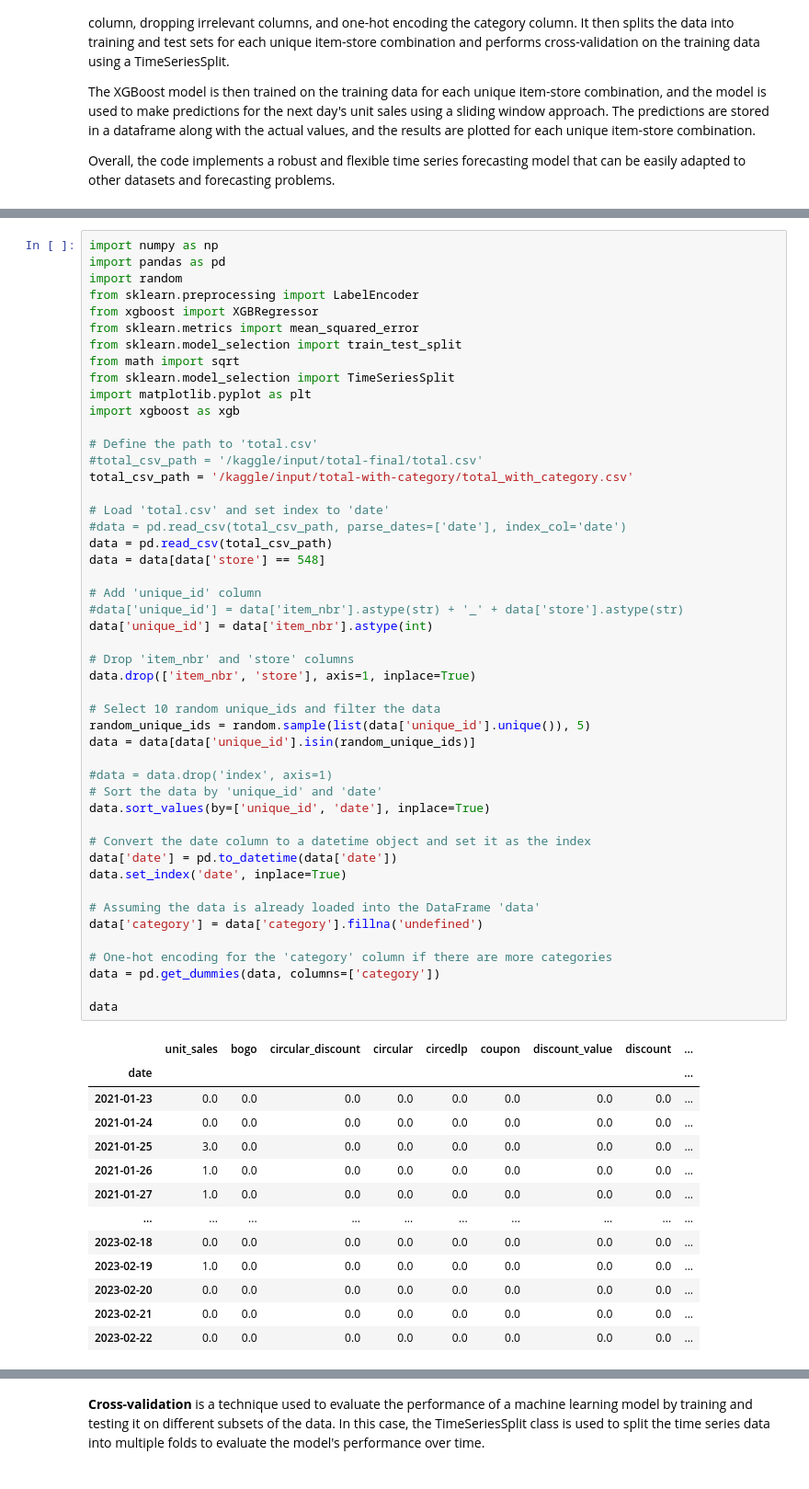
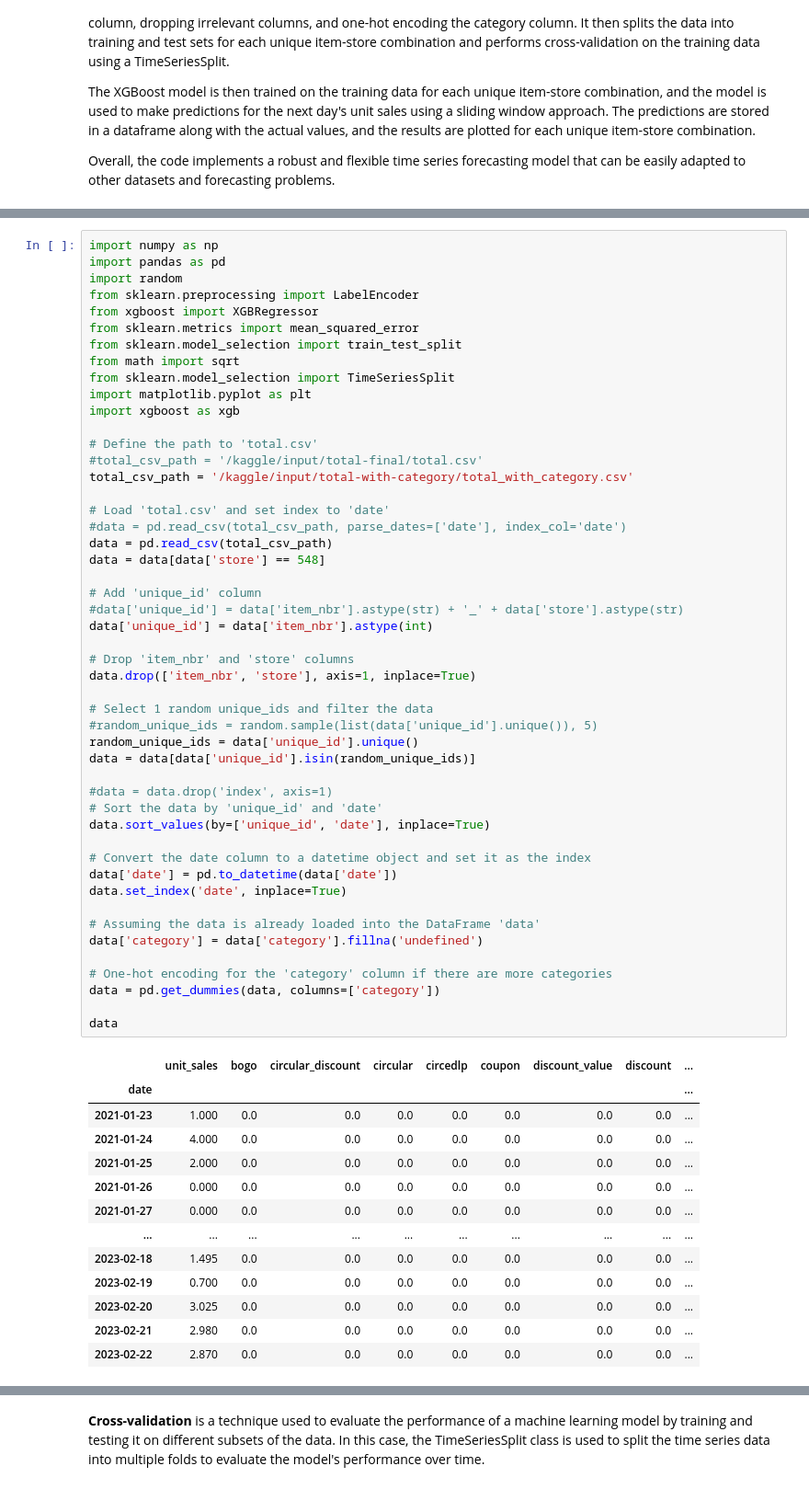
Before and after one commit to mgmicael77/FORECAST, a Jupyter notebook: xgboost-rc.ipynb, the cells around one changed output, grey strips where cells are left out. Shown at 92% size. Cells and saved outputs as stored; diff of their text form.

```diff
--- a/xgboost-rc.ipynb
+++ b/xgboost-rc.ipynb
@@ -28,46 +36,47 @@ total_csv_path = '/kaggle/input/total-with-category/total_with_category.csv'
 data = pd.read_csv(total_csv_path)
 data = data[data['store'] == 548]
 
 # Add 'unique_id' column
 #data['unique_id'] = data['item_nbr'].astype(str) + '_' + data['store'].astype(str)
 data['unique_id'] = data['item_nbr'].astype(int)
 
 # Drop 'item_nbr' and 'store' columns
 data.drop(['item_nbr', 'store'], axis=1, inplace=True)
 
-# Select 10 random unique_ids and filter the data
-random_unique_ids = random.sample(list(data['unique_id'].unique()), 5)
+# Select 1 random unique_ids and filter the data
+#random_unique_ids = random.sample(list(data['unique_id'].unique()), 5)
+random_unique_ids = data['unique_id'].unique()
 data = data[data['unique_id'].isin(random_unique_ids)]
 
 #data = data.drop('index', axis=1)
 # Sort the data by 'unique_id' and 'date'
 data.sort_values(by=['unique_id', 'date'], inplace=True)
 
 # Convert the date column to a datetime object and set it as the index
 data['date'] = pd.to_datetime(data['date'])
 data.set_index('date', inplace=True)
 
 # Assuming the data is already loaded into the DataFrame 'data'
 data['category'] = data['category'].fillna('undefined')
 
 # One-hot encoding for the 'category' column if there are more categories
 data = pd.get_dummies(data, columns=['category'])
 
 data
 # %% [output]
 |  | unit_sales | bogo | circular_discount | circular | circedlp | coupon | discount_value | discount | ... |
 | date |  |  |  |  |  |  |  |  | ... |
-| 2021-01-23 | 0.0 | 0.0 | 0.0 | 0.0 | 0.0 | 0.0 | 0.0 | 0.0 | ... |
-| 2021-01-24 | 0.0 | 0.0 | 0.0 | 0.0 | 0.0 | 0.0 | 0.0 | 0.0 | ... |
-| 2021-01-25 | 3.0 | 0.0 | 0.0 | 0.0 | 0.0 | 0.0 | 0.0 | 0.0 | ... |
-| 2021-01-26 | 1.0 | 0.0 | 0.0 | 0.0 | 0.0 | 0.0 | 0.0 | 0.0 | ... |
-| 2021-01-27 | 1.0 | 0.0 | 0.0 | 0.0 | 0.0 | 0.0 | 0.0 | 0.0 | ... |
+| 2021-01-23 | 1.000 | 0.0 | 0.0 | 0.0 | 0.0 | 0.0 | 0.0 | 0.0 | ... |
+| 2021-01-24 | 4.000 | 0.0 | 0.0 | 0.0 | 0.0 | 0.0 | 0.0 | 0.0 | ... |
+| 2021-01-25 | 2.000 | 0.0 | 0.0 | 0.0 | 0.0 | 0.0 | 0.0 | 0.0 | ... |
+| 2021-01-26 | 0.000 | 0.0 | 0.0 | 0.0 | 0.0 | 0.0 | 0.0 | 0.0 | ... |
+| 2021-01-27 | 0.000 | 0.0 | 0.0 | 0.0 | 0.0 | 0.0 | 0.0 | 0.0 | ... |
 | ... | ... | ... | ... | ... | ... | ... | ... | ... | ... |
-| 2023-02-18 | 0.0 | 0.0 | 0.0 | 0.0 | 0.0 | 0.0 | 0.0 | 0.0 | ... |
-| 2023-02-19 | 1.0 | 0.0 | 0.0 | 0.0 | 0.0 | 0.0 | 0.0 | 0.0 | ... |
-| 2023-02-20 | 0.0 | 0.0 | 0.0 | 0.0 | 0.0 | 0.0 | 0.0 | 0.0 | ... |
-| 2023-02-21 | 0.0 | 0.0 | 0.0 | 0.0 | 0.0 | 0.0 | 0.0 | 0.0 | ... |
-| 2023-02-22 | 0.0 | 0.0 | 0.0 | 0.0 | 0.0 | 0.0 | 0.0 | 0.0 | ... |
+| 2023-02-18 | 1.495 | 0.0 | 0.0 | 0.0 | 0.0 | 0.0 | 0.0 | 0.0 | ... |
+| 2023-02-19 | 0.700 | 0.0 | 0.0 | 0.0 | 0.0 | 0.0 | 0.0 | 0.0 | ... |
+| 2023-02-20 | 3.025 | 0.0 | 0.0 | 0.0 | 0.0 | 0.0 | 0.0 | 0.0 | ... |
+| 2023-02-21 | 2.980 | 0.0 | 0.0 | 0.0 | 0.0 | 0.0 | 0.0 | 0.0 | ... |
+| 2023-02-22 | 2.870 | 0.0 | 0.0 | 0.0 | 0.0 | 0.0 | 0.0 | 0.0 | ... |
 3805 rows × 17 columns
 # %% [markdown]
 **Cross-validation** is a technique used to evaluate the performance of a machine learning model by training and testing it on different subsets of the data. In this case, the TimeSeriesSplit class is used to split the time series data into multiple folds to evaluate the model's performance over time.
```
Also changed, not shown: parts of 13 cells of this notebook.
